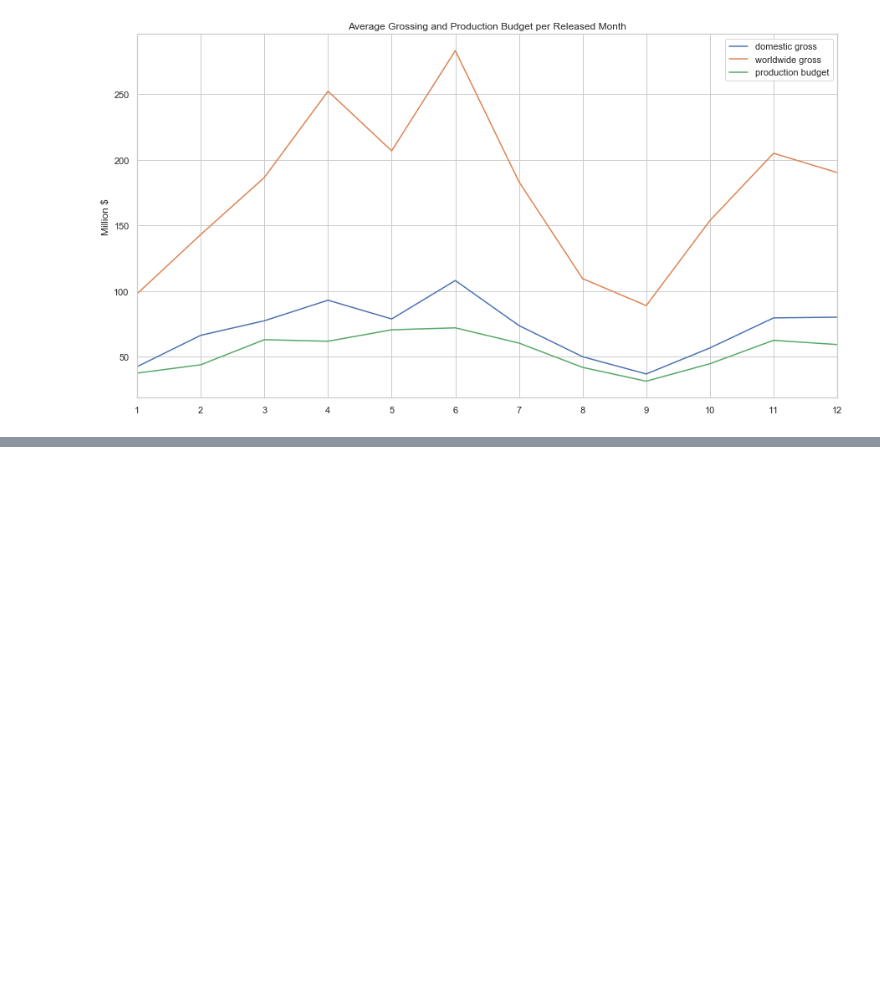
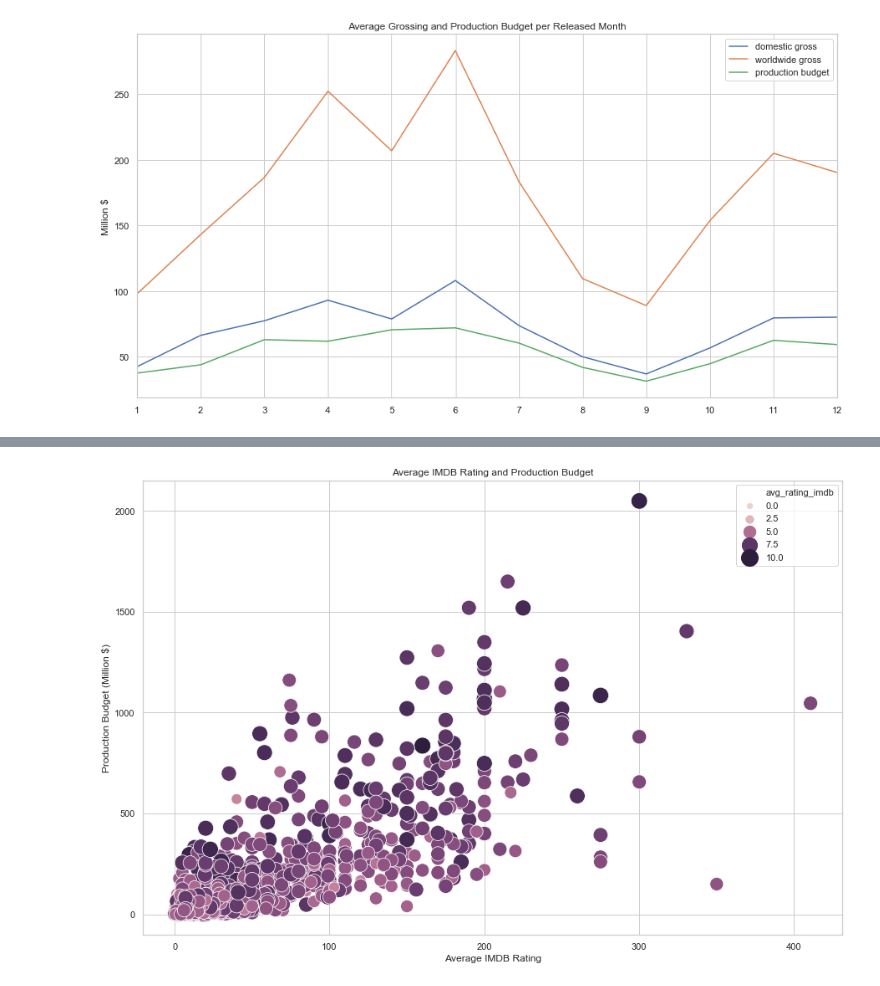
Before and after one commit to stereopickle/DS_movie_EDA, a Jupyter notebook: 010.Data_Analysis_Overview.ipynb, the cells around one changed output, grey strips where cells are left out. Cells and saved outputs as stored; diff of their text form; code cells hidden in the pictures; blank space fills up the shorter version.

Commit message:
added rating-budget graph

```diff
--- a/010.Data_Analysis_Overview.ipynb
+++ b/010.Data_Analysis_Overview.ipynb
@@ -403,0 +419,14 @@ plt.show()
+# %%
+tmp = df[['avg_rating_imdb', 'production_budget', 'domestic_gross', 'worldwide_gross']]
+tmp
+plt.figure(figsize = (15, 10))
+ax1 = sns.scatterplot(x = "production_budget", y = "worldwide_gross", hue = 'avg_rating_imdb', size = 'avg_rating_imdb', \
+                      sizes = (40, 400), alpha = 1, data = tmp)
+
+ax1.set_xlabel("Average IMDB Rating")
+ax1.set_ylabel("Production Budget (Million $)")
+ax1.set_title("Average IMDB Rating and Production Budget")
+
+plt.show()
+# %% [output]
+[figure, added]
```
Also changed, not shown: parts of 2 cells of this notebook.
